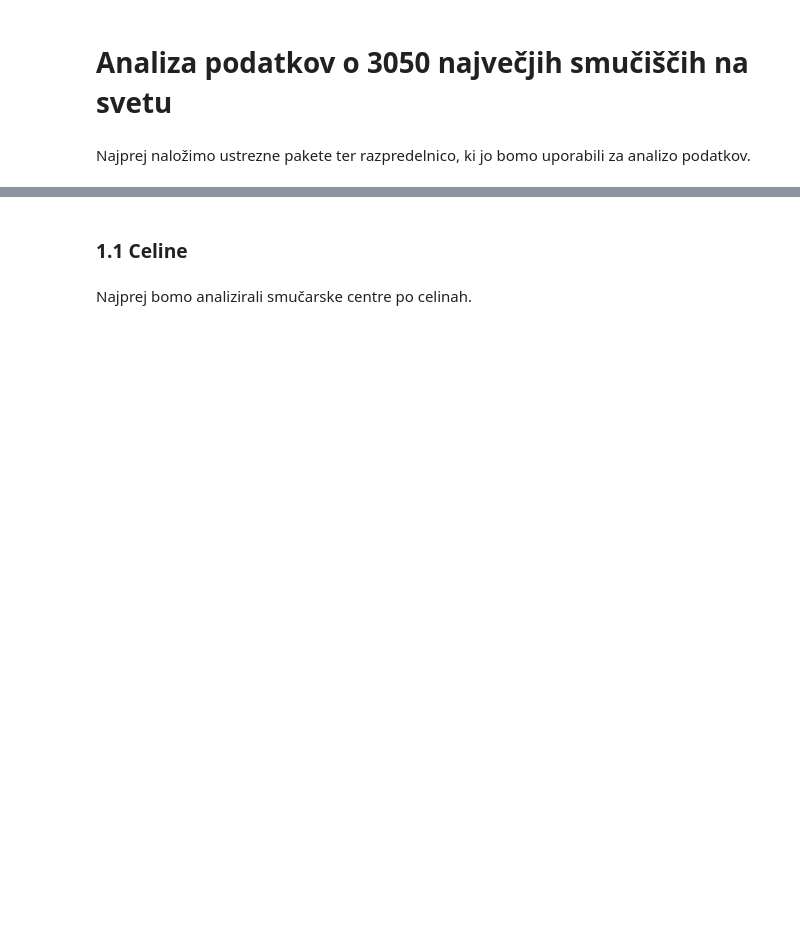
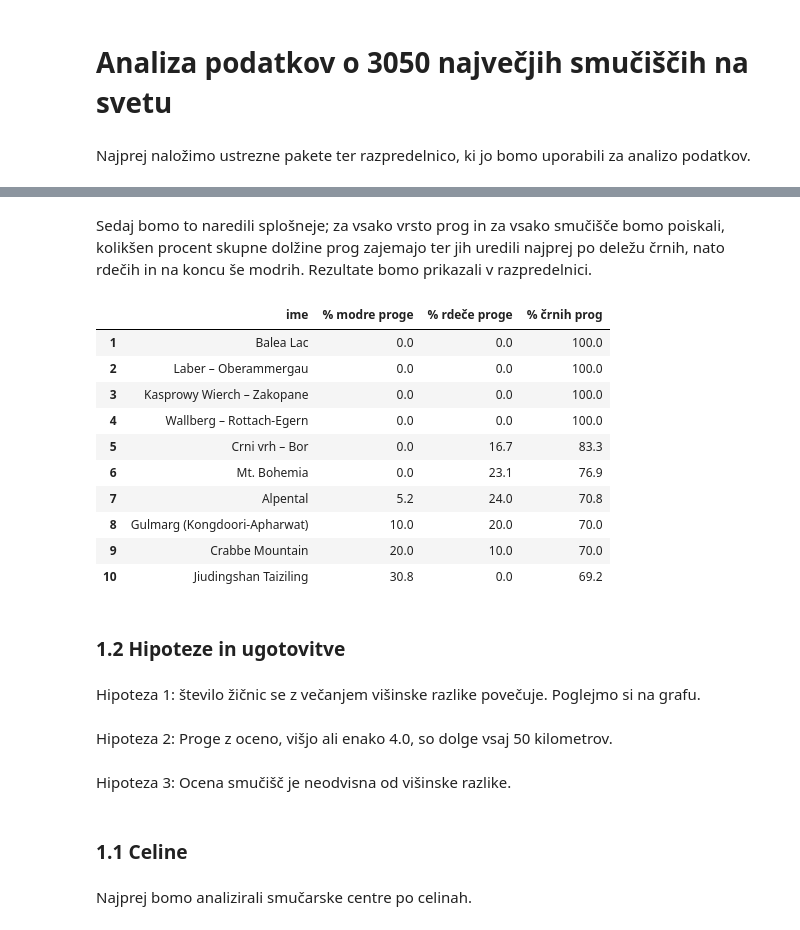
Before and after one commit to NejcZibret/ProjektnaNaloga2024, a Jupyter notebook: analiza.ipynb, the cells around one changed output, grey strips where cells are left out. Drawn from its saved outputs; the diff is of its cells as text; code cells hidden in the pictures; blank space fills up the shorter version.

```diff
--- a/analiza.ipynb
+++ b/analiza.ipynb
@@ -43,3 +156,48 @@ smucisca
+# %% [markdown]
+Sedaj bomo to naredili splošneje; za vsako vrsto prog in za vsako smučišče bomo poiskali, kolikšen procent skupne dolžine prog zajemajo ter jih uredili najprej po deležu črnih, nato rdečih in na koncu še modrih. Rezultate bomo prikazali v razpredelnici.
+# %%
+# izračunajmo delež modrih in rdečih prog, za črne proge pa že imamo
+smucisca_copy['% modre proge'] = (smucisca_copy['modre'] / smucisca_copy['proge']) * 100
+smucisca_copy['% rdeče proge'] = (smucisca_copy['rdeče'] / smucisca_copy['proge']) * 100
+
+# za lažjo obdelavo kopiram smucisca in izbrisem vrstice s kakšno vrednostjo naN
+smucisca_pociscena_naN = smucisca_copy.dropna(subset=['modre', 'rdeče', 'črne', '% črnih prog', '% rdeče proge', '% modre proge'])
+
+# urejanje po deležu črnih, rdečih in na koncu modrih
+urejena_smucisca_brez_naN = smucisca_pociscena_naN.sort_values(by=['% črnih prog', '% rdeče proge', '% modre proge'], ascending=False)
+
+# katere stolpce bomo prikazali
+rezultat1 = urejena_smucisca_brez_naN[['ime', '% modre proge', '% rdeče proge', '% črnih prog']].copy()
+
+# zaokrožimo procentne vrednosti na 2 decimalni mesti
+rezultat1['% modre proge'] = rezultat1['% modre proge'].round(1)
+rezultat1['% rdeče proge'] = rezultat1['% rdeče proge'].round(1)
+rezultat1['% črnih prog'] = rezultat1['% črnih prog'].round(1)
+
+# indeks
+rezultat1.index = range(1, len(rezultat1) + 1)
+
+rezultat1.head(10)
+# %% [output]
+|  | ime | % modre proge | % rdeče proge | % črnih prog |
+| 1 | Balea Lac | 0.0 | 0.0 | 100.0 |
+| 2 | Laber – Oberammergau | 0.0 | 0.0 | 100.0 |
+| 3 | Kasprowy Wierch – Zakopane | 0.0 | 0.0 | 100.0 |
+| 4 | Wallberg – Rottach-Egern | 0.0 | 0.0 | 100.0 |
+| 5 | Crni vrh – Bor | 0.0 | 16.7 | 83.3 |
+| 6 | Mt. Bohemia | 0.0 | 23.1 | 76.9 |
+| 7 | Alpental | 5.2 | 24.0 | 70.8 |
+| 8 | Gulmarg (Kongdoori-Apharwat) | 10.0 | 20.0 | 70.0 |
+| 9 | Crabbe Mountain | 20.0 | 10.0 | 70.0 |
+| 10 | Jiudingshan Taiziling | 30.8 | 0.0 | 69.2 |
+# %% [markdown]
+# <h3>1.2 Hipoteze in ugotovitve</h3>
+# %% [markdown]
+Hipoteza 1: število žičnic se z večanjem višinske razlike povečuje. Poglejmo si na grafu.
+# %% [markdown]
+Hipoteza 2: Proge z oceno, višjo ali enako 4.0, so dolge vsaj 50 kilometrov.
+# %% [markdown]
+Hipoteza 3: Ocena smučišč je neodvisna od višinske razlike.
 # %% [markdown]
 # <h3>1.1 Celine</h3>
 # %% [markdown]
```
Also changed, not shown: parts of 29 cells of this notebook, 3 other files.
